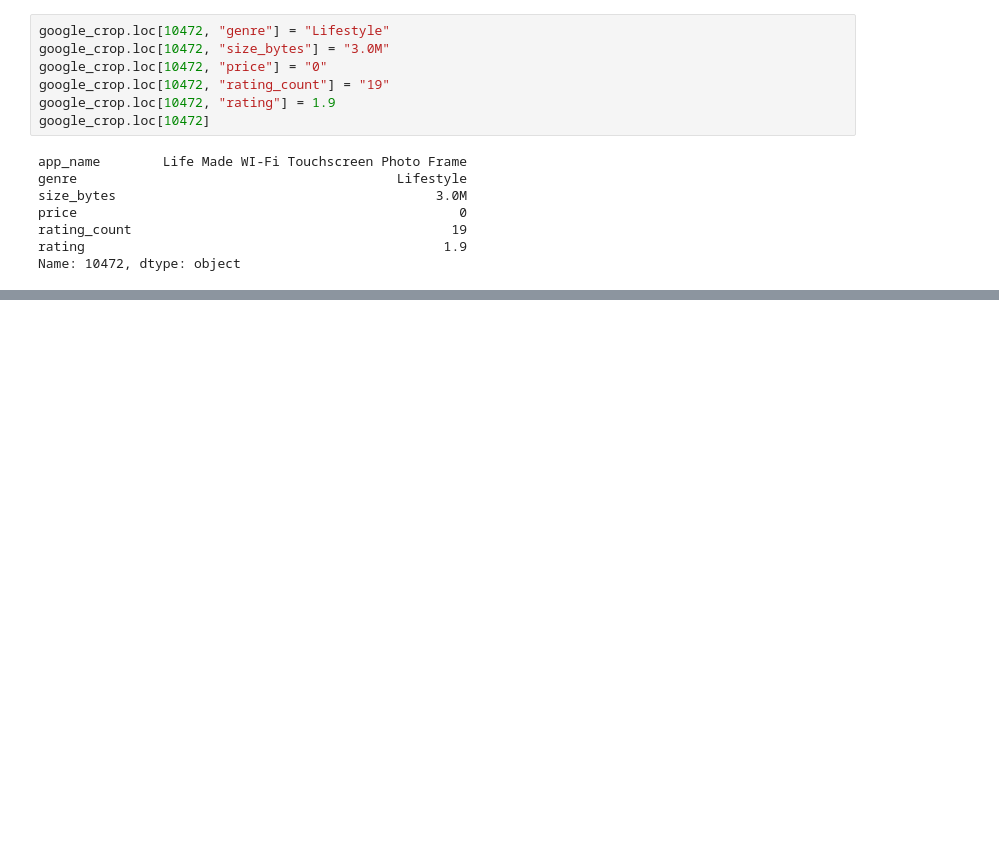
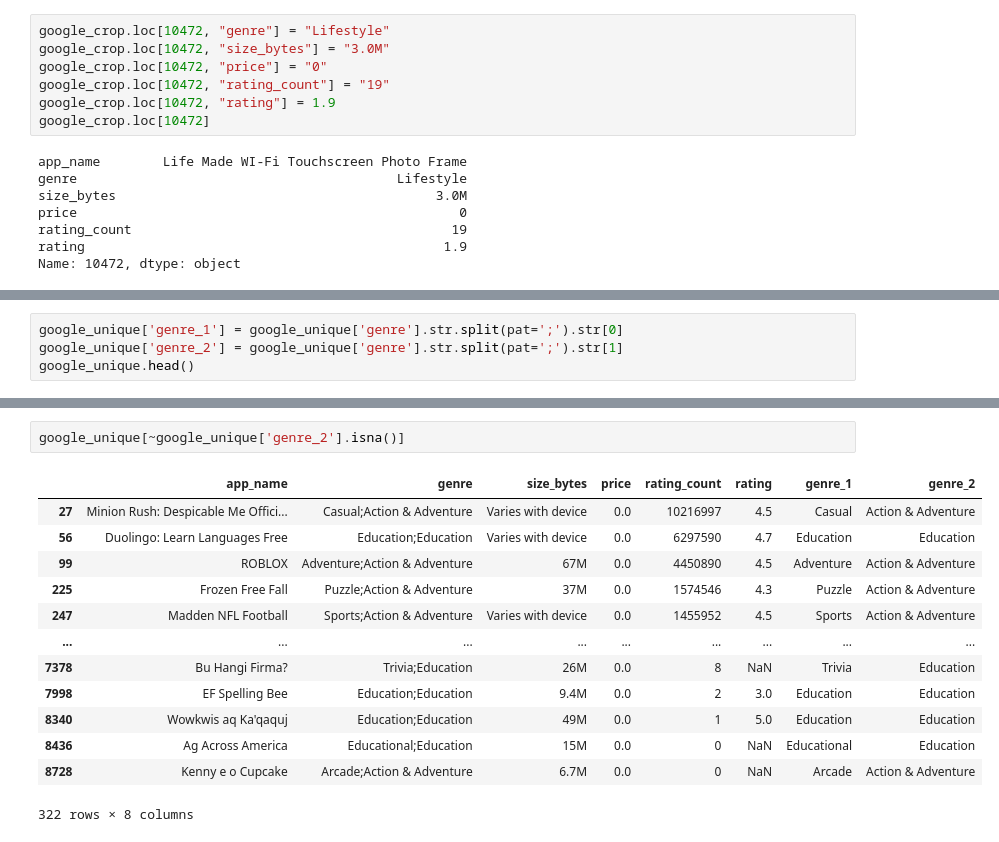
Before and after one commit to ArthurLandgraf/Data-Analyst-Portfolio, a Jupyter notebook: free-apps-analysis.ipynb, the cells around one changed output, grey strips where cells are left out. Drawn from its saved outputs; the diff is of its cells as text; blank space fills up the shorter version.

```diff
--- a/free-apps-analysis.ipynb
+++ b/free-apps-analysis.ipynb
@@ -362,0 +498,4 @@ take a decision of what to do with those 1.4k values
+# %%
+google_unique['genre_1'] = google_unique['genre'].str.split(pat=';').str[0]
+google_unique['genre_2'] = google_unique['genre'].str.split(pat=';').str[1]
+google_unique.head()
@@ -362,0 +514,16 @@ take a decision of what to do with those 1.4k values
+# %%
+google_unique[~google_unique['genre_2'].isna()]
+# %% [output]
+|  | app_name | genre | size_bytes | price | rating_count | rating | genre_1 | genre_2 |
+| 27 | Minion Rush: Despicable Me Offici... | Casual;Action & Adventure | Varies with device | 0.0 | 10216997 | 4.5 | Casual | Action & Adventure |
+| 56 | Duolingo: Learn Languages Free | Education;Education | Varies with device | 0.0 | 6297590 | 4.7 | Education | Education |
+| 99 | ROBLOX | Adventure;Action & Adventure | 67M | 0.0 | 4450890 | 4.5 | Adventure | Action & Adventure |
+| 225 | Frozen Free Fall | Puzzle;Action & Adventure | 37M | 0.0 | 1574546 | 4.3 | Puzzle | Action & Adventure |
+| 247 | Madden NFL Football | Sports;Action & Adventure | Varies with device | 0.0 | 1455952 | 4.5 | Sports | Action & Adventure |
+| ... | ... | ... | ... | ... | ... | ... | ... | ... |
+| 7378 | Bu Hangi Firma? | Trivia;Education | 26M | 0.0 | 8 | NaN | Trivia | Education |
+| 7998 | EF Spelling Bee | Education;Education | 9.4M | 0.0 | 2 | 3.0 | Education | Education |
+| 8340 | Wowkwis aq Ka'qaquj | Education;Education | 49M | 0.0 | 1 | 5.0 | Education | Education |
+| 8436 | Ag Across America | Educational;Education | 15M | 0.0 | 0 | NaN | Educational | Education |
+| 8728 | Kenny e o Cupcake | Arcade;Action & Adventure | 6.7M | 0.0 | 0 | NaN | Arcade | Action & Adventure |
+322 rows × 8 columns
```
Also changed, not shown: parts of 40 cells of this notebook.
